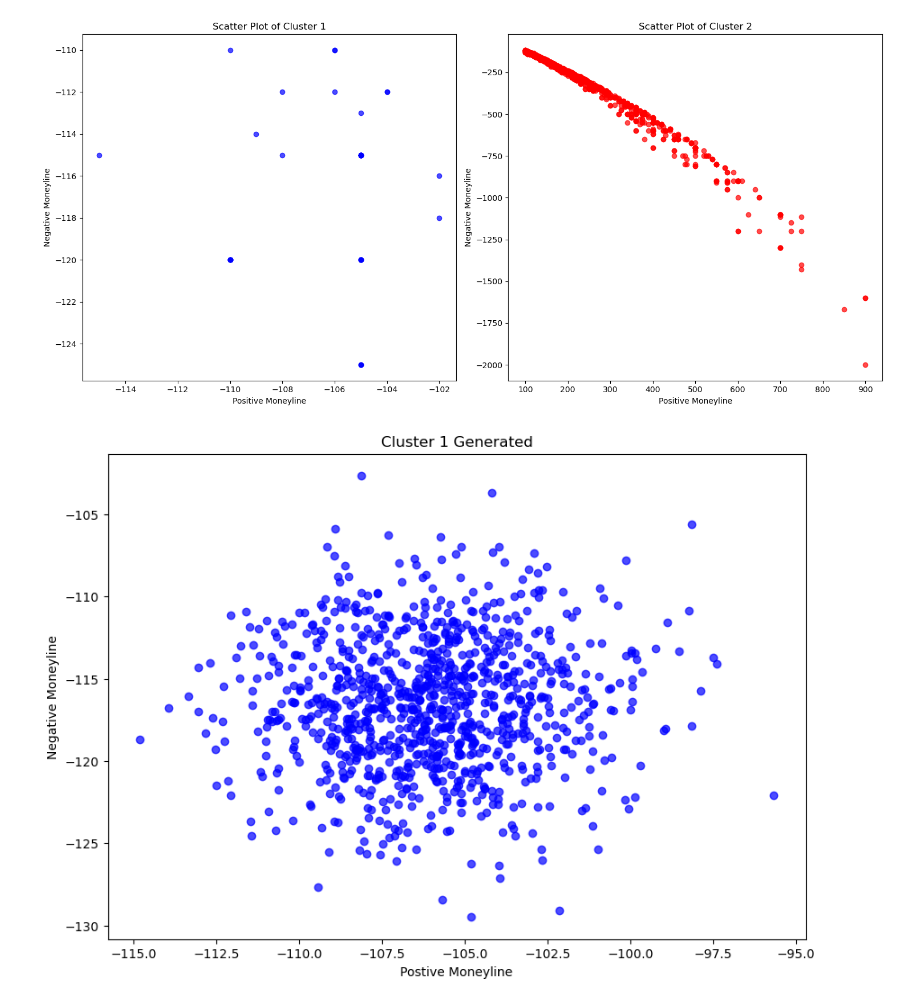
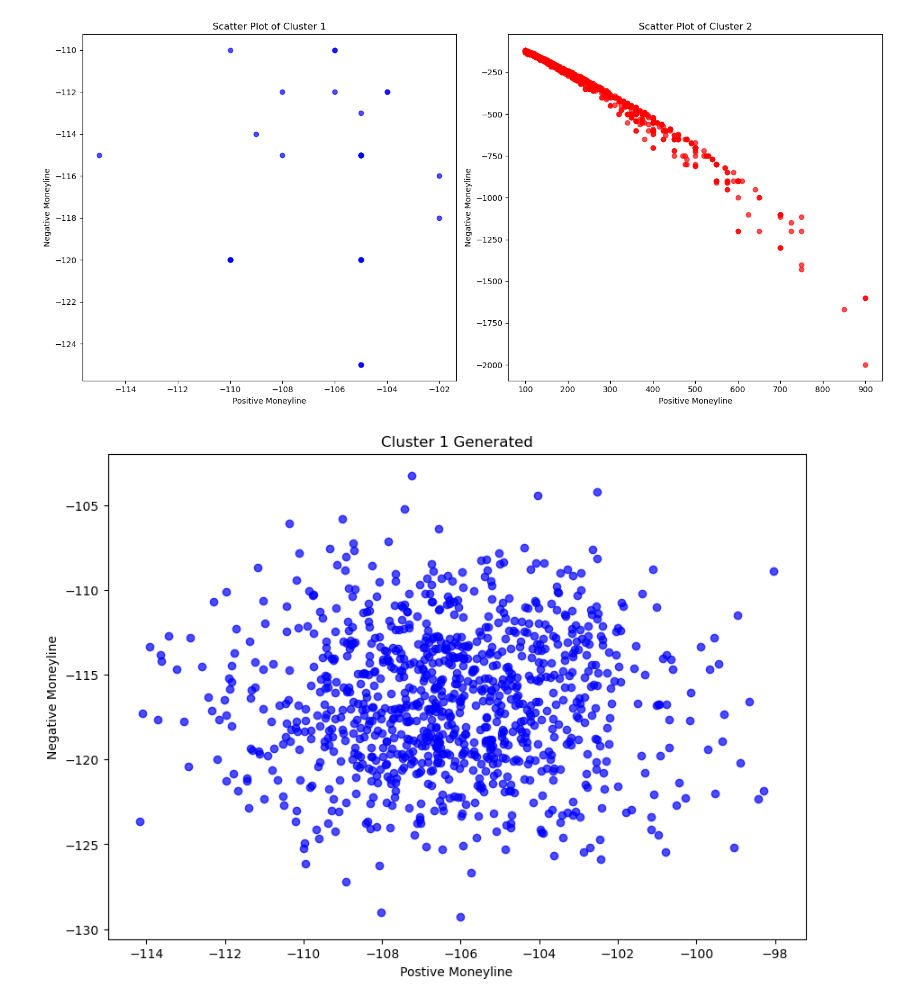
Before and after one commit to jakebirnbach/MoneyLineGANs, a Jupyter notebook: ML Models/stat_model.ipynb, the cells around one changed output. Cells and saved outputs as stored; diff of their text form; code cells hidden in the pictures.

```diff
--- a/ML Models/stat_model.ipynb
+++ b/ML Models/stat_model.ipynb
@@ -77,6 +80,28 @@ plt.show()
     * Fit least squares model 1 for residuals (models heteroscedasticity
     * Fit least squares model 2 to data
     * Add residuals to generated y value when sampling
+# %%
+# Define the negative log-likelihood (NLL) for the Gamma distribution.
+def negative_log_likelihood(k, data):
+    # k comes as an array from minimize, so extract the scalar.
+    k = k[0]
+    # Return infinity if k is not positive (to enforce k > 0)
+    if k <= 0:
+        return np.inf
+
+    n = len(data)
+    x_bar = np.mean(data)
+    # Scale parameter theta is defined as mean(x) / k
+    theta = x_bar / k
+
+    # Gamma log-likelihood:
+    #   L(k,theta) = (k - 1) * sum(log(data)) - sum(data)/theta - n*k*log(theta) - n*log(Gamma(k))
+    # Negative log-likelihood (we want to minimize it):
+    nll = -((k - 1) * np.sum(np.log(data))
+            - (np.sum(data) / theta)
+            - n * k * np.log(theta)
+            - n * sp.gammaln(k))
+    return nll
 # %%
 class StatGenModel:
     """
@@ -150,13 +235,12 @@ m1.plot_clusters()
 # %% [output]
 [figure]
 # %%
-data = rng.multivariate_normal(m1.c1_params['mu'], m1.c1_params['sigma'], size=1000)
-
+data = m1.generate_c1()
 plt.figure(figsize=(10, 7))
 plt.scatter(data[:, 0], data[:, 1], color='blue', alpha=0.7)
 plt.title("Cluster 1 Generated")
 plt.xlabel("Postive Moneyline")
 plt.ylabel("Negative Moneyline")
 plt.show()
 # %% [output]
-[figure, old version]
+[figure, new version]
```
Also changed, not shown: parts of 9 cells of this notebook.
